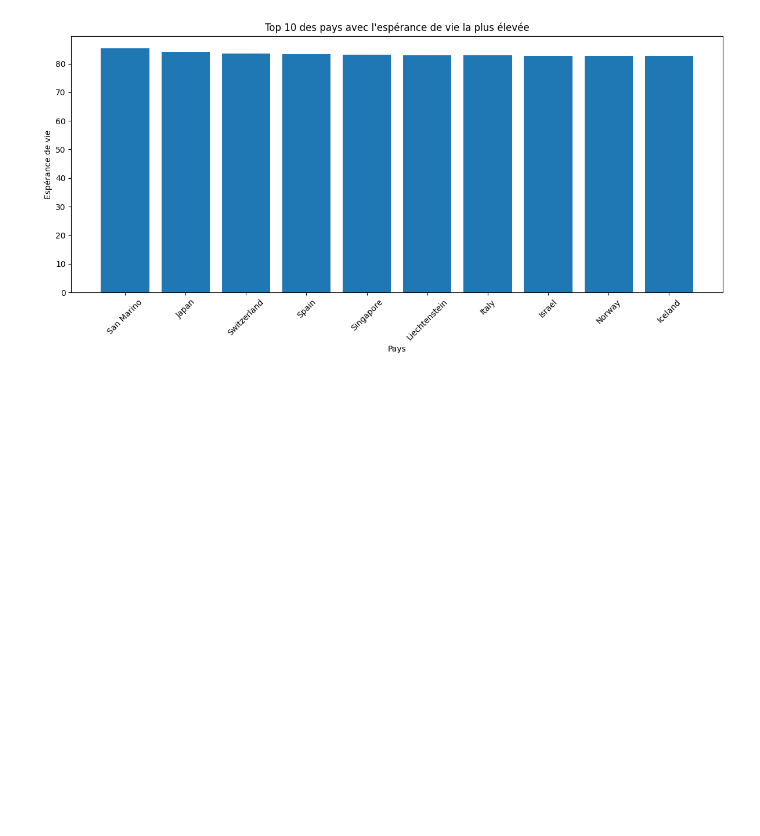
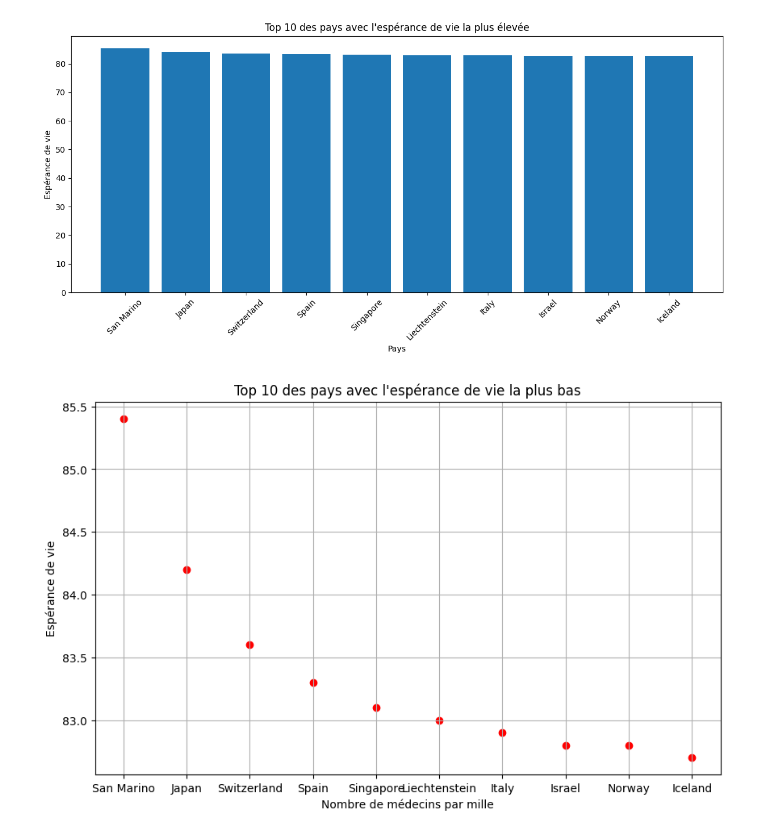
Before and after one commit to DONNEES2-PROJET/world-information, a Jupyter notebook: data_analyse.ipynb, the cells around one changed output. Saved outputs shown, nothing was run; the diff lists cells and outputs as text; code cells hidden in the pictures; blank space fills up the shorter version.

```diff
--- a/data_analyse.ipynb
+++ b/data_analyse.ipynb
@@ -78,3 +78,16 @@ plt.xticks(rotation=45)
 plt.tight_layout()
 # %% [output]
 [figure]
+# %%
+# Trier le DataFrame par espérance de vie en ordre décroissant et sélectionner les 10 premiers pays
+top_10_life_expectancy_countries = health_df.sort_values('Life expectancy', ascending=False).head(10)
+# %%
+# Créer le graphique
+plt.figure(figsize=(10, 6))
+plt.scatter(top_10_life_expectancy_countries['Country'], top_10_life_expectancy_countries['Life expectancy'], color='red')
+plt.title('Top 10 des pays avec l\'espérance de vie la plus bas')
+plt.xlabel('Nombre de médecins par mille')
+plt.ylabel('Espérance de vie')
+plt.grid(True)
+# %% [output]
+[figure, added]
```
Also changed, not shown: parts of 6 cells of this notebook.
